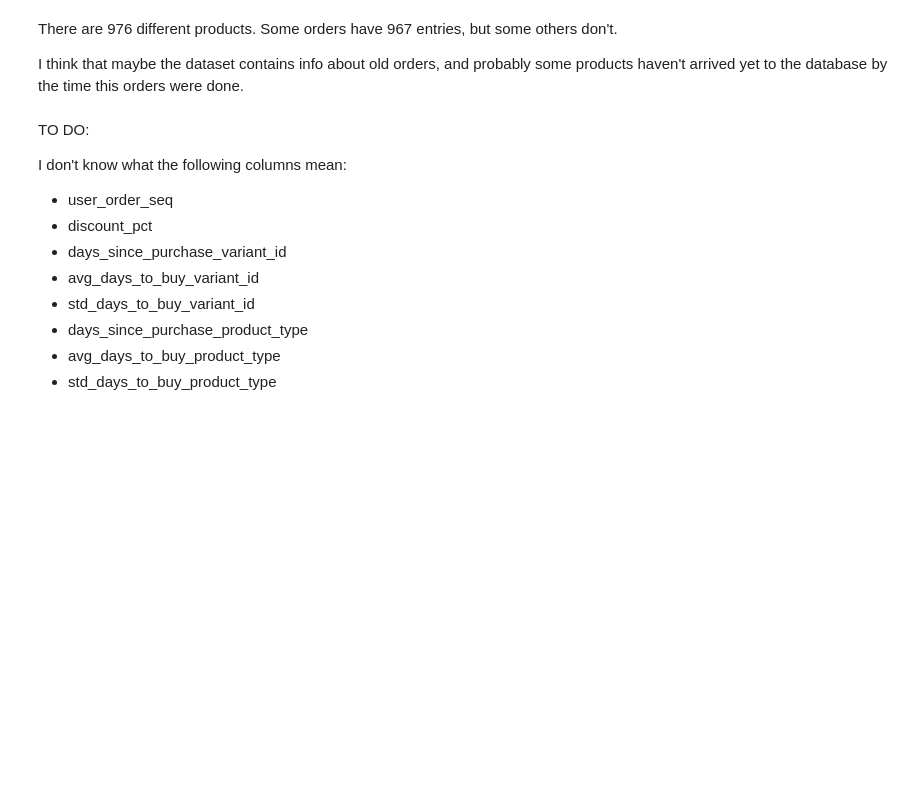
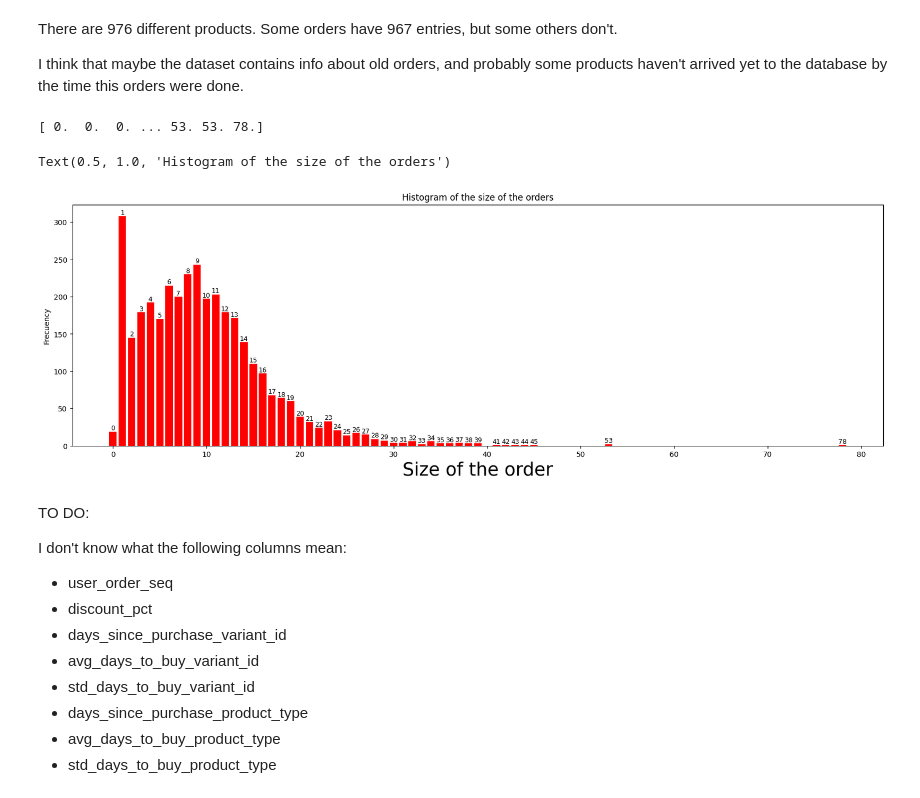
Before and after one commit to felixconesaperez/zrive-ds, a Jupyter notebook: src/module_3/quick_exploratory_data_analysis.ipynb, the cells around one changed output. Saved outputs shown, nothing was run; the diff lists cells and outputs as text; code cells hidden in the pictures; blank space fills up the shorter version.

```diff
--- a/src/module_3/quick_exploratory_data_analysis.ipynb
+++ b/src/module_3/quick_exploratory_data_analysis.ipynb
@@ -94,6 +116,26 @@ There are 976 different products.
 Some orders have 967 entries, but some others don't.
 
 I think that maybe the dataset contains info about old orders, and probably some products haven't arrived yet to the database by the time this orders were done.
+# %%
+purchase_size = df_orders.groupby('order_id')['outcome'].sum().sort_values()
+print(purchase_size.values)
+
+purchase_size_unique, purchase_size_frec = np.unique(purchase_size, return_counts=True)
+
+plt.figure(figsize=(20, 6))
+plt.bar(purchase_size_unique, purchase_size_frec, color='red')
+
+for i in range(len(purchase_size_frec)):
+    plt.text(purchase_size_unique[i], purchase_size_frec[i], str(int(purchase_size_unique[i])), ha='center', va='bottom', fontsize = 9)
+
+
+plt.xlabel('Size of the order', fontsize = 25)
+plt.ylabel('Frequency')
+plt.title('Histogram of the size of the orders')
+# %% [output]
+[ 0.  0.  0. ... 53. 53. 78.]
+Text(0.5, 1.0, 'Histogram of the size of the orders')
+[figure, added]
 # %% [markdown]
 TO DO:
 
```
Also changed, not shown: parts of 6 cells of this notebook, 1 other file.
